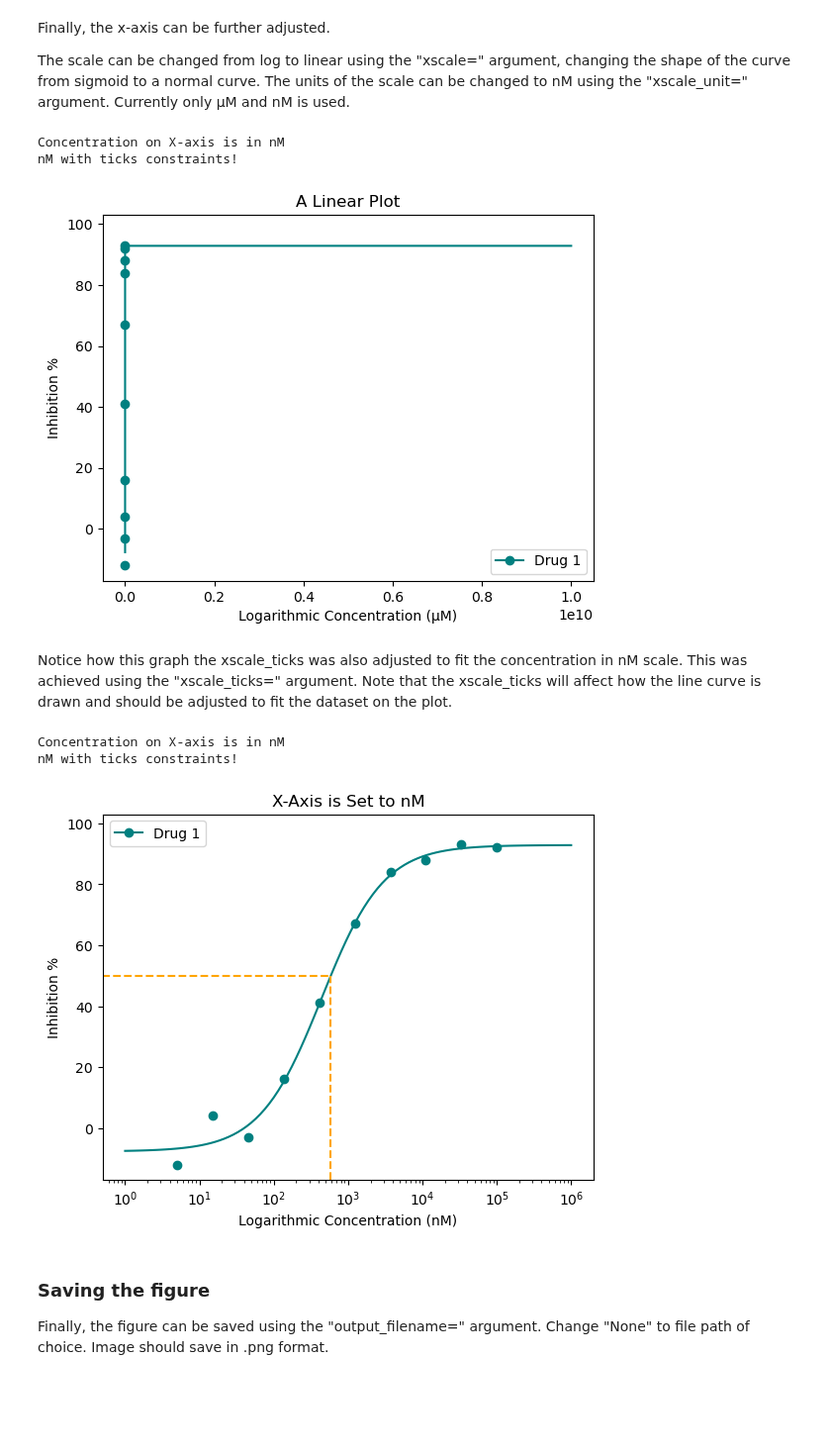
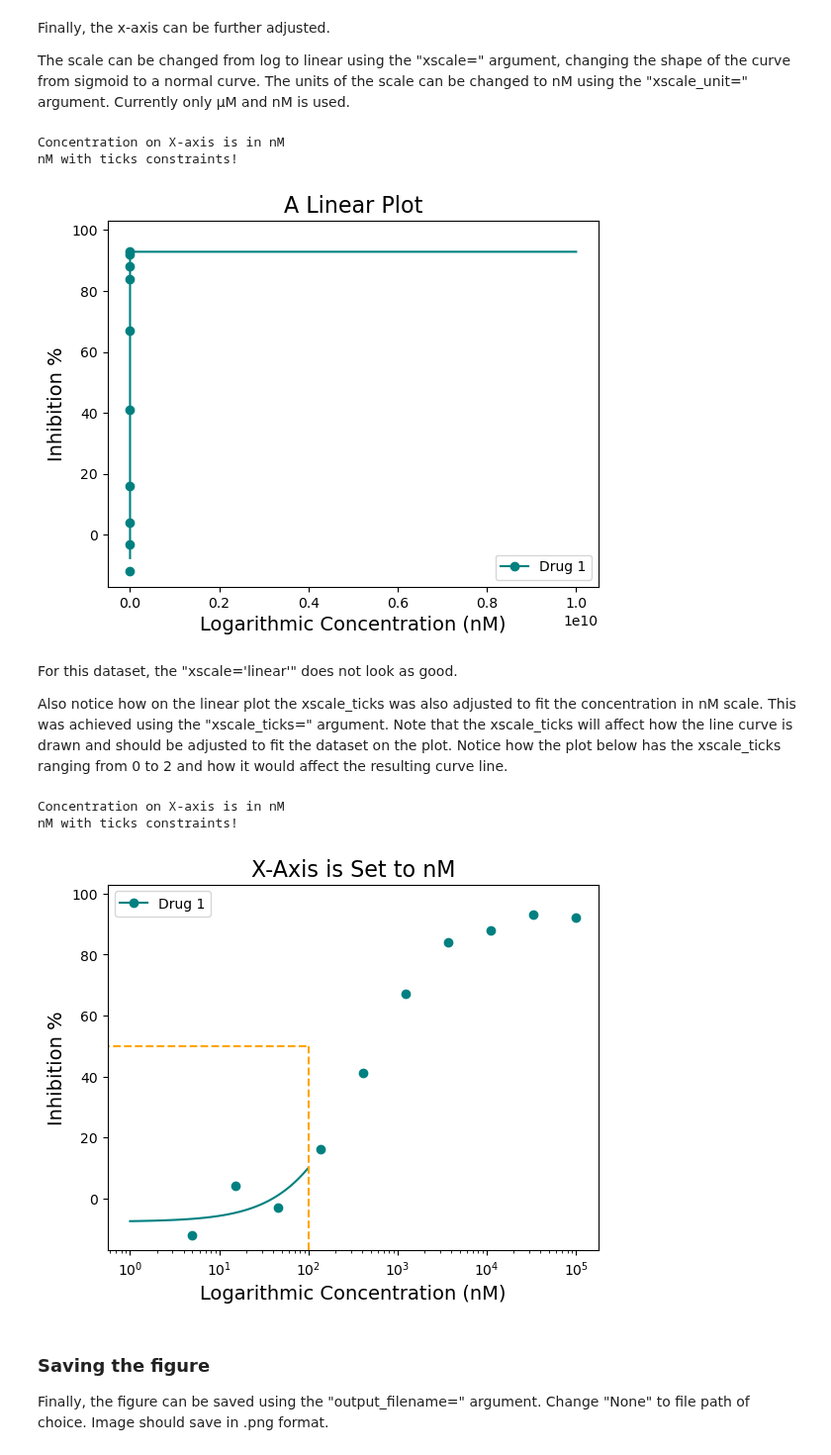
Before and after one commit to tlint101/py50, a Jupyter notebook: tutorials/001_single_plot.ipynb, the cells around one changed output. Shown at 99% size. Cells and saved outputs as stored; diff of their text form; code cells hidden in the pictures; blank space fills up the shorter version.

```diff
--- a/tutorials/001_single_plot.ipynb
+++ b/tutorials/001_single_plot.ipynb
@@ -147,7 +144,7 @@ figure = plot_data.single_curve_plot(concentration_col='Compound Conc',
                                      response_col='% Inhibition Avg',
                                      plot_title='A Linear Plot',
                                      drug_name='Drug 1',
-                                     xlabel='Logarithmic Concentration (µM)',
+                                     xlabel='Logarithmic Concentration (nM)',
                                      ylabel='Inhibition %',
                                      line_color='#008080',
                                      box=False,
@@ -156,35 +153,33 @@ figure = plot_data.single_curve_plot(concentration_col='Compound Conc',
                                      xscale_unit='nM',
                                      xscale_ticks=(-2.5, 10),
                                      output_filename=None)
-
-figure
 # %% [output]
 Concentration on X-axis is in nM
 nM with ticks constraints!
-[figure, old version]
+[figure, new version]
 # %% [markdown]
-Notice how this graph the xscale_ticks was also adjusted to fit the concentration in nM scale. This was achieved using the "xscale_ticks=" argument. Note that the xscale_ticks will affect how the line curve is drawn and should be adjusted to fit the dataset on the plot.
+For this dataset, the "xscale='linear'" does not look as good.
+
+Also notice how on the linear plot the xscale_ticks was also adjusted to fit the concentration in nM scale. This was achieved using the "xscale_ticks=" argument. Note that the xscale_ticks will affect how the line curve is drawn and should be adjusted to fit the dataset on the plot. Notice how the plot below has the xscale_ticks ranging from 0 to 2 and how it would affect the resulting curve line.
 # %%
 figure = plot_data.single_curve_plot(concentration_col='Compound Conc',
                                      response_col='% Inhibition Avg',
                                      plot_title='X-Axis is Set to nM',
                                      drug_name='Drug 1',
                                      xlabel='Logarithmic Concentration (nM)',
                                      ylabel='Inhibition %',
                                      line_color='#008080',
                                      box=True,
                                      box_color='orange',
                                      legend=True,
                                      xscale='log',
                                      xscale_unit='nM',
-                                     xscale_ticks=(0, 6),
+                                     xscale_ticks=(0, 2),
                                      output_filename=None)
-
-figure
 # %% [output]
 Concentration on X-axis is in nM
 nM with ticks constraints!
-[figure, old version]
+[figure, new version]
 # %% [markdown]
 ### Saving the figure
 Finally, the figure can be saved using the "output_filename=" argument. Change "None" to file path of choice. Image should save in .png format.
```
Also changed, not shown: parts of 20 cells of this notebook.
